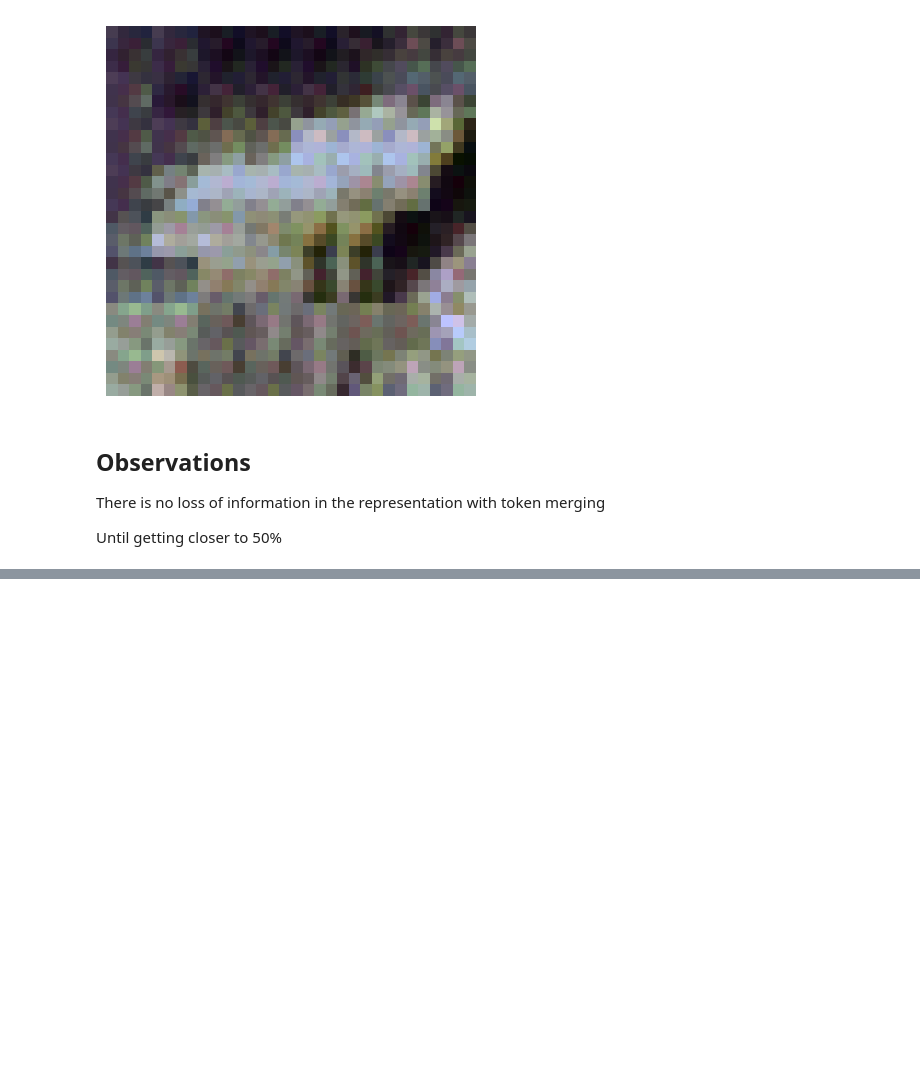
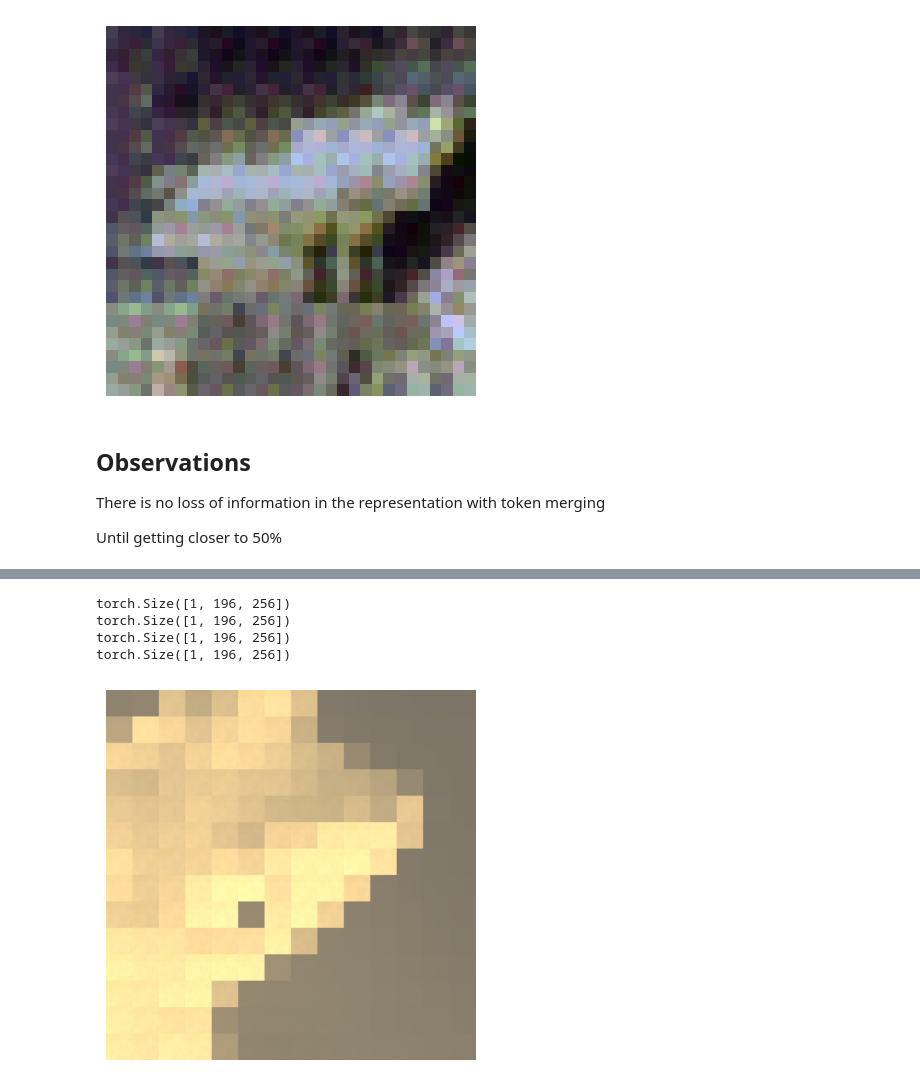
Before and after one commit to tpeat/attention-eval, a Jupyter notebook: tome_test.ipynb, the cells around one changed output, grey strips where cells are left out. Saved outputs shown, nothing was run; the diff lists cells and outputs as text; code cells hidden in the pictures; blank space fills up the shorter version.

```diff
--- a/tome_test.ipynb
+++ b/tome_test.ipynb
@@ -780,0 +856,9 @@ vis(pred3)
+# %%
+# How different is out of the box Block module
+from mae import Block
+
+net4 = Net(img_size=224, patch_size=16, embed_dim=512, depth=12, block_fn=Block, num_heads=16).to(device)
+tome_optimizer4 = torch.optim.Adam(net4.parameters(), lr=lr, weight_decay=weight_decay)
+loss_fn = torch.nn.L1Loss(reduce='sum')
+# %%
+pred4 = train_wrapper(net4, sample, num_iterations, loss_fn, tome_optimizer4)
@@ -780,0 +883,12 @@ vis(pred3)
+# %%
+for i in net4.get_intermediates():
+    print(i.shape)
+# %% [output]
+torch.Size([1, 196, 256])
+torch.Size([1, 196, 256])
+torch.Size([1, 196, 256])
+torch.Size([1, 196, 256])
+# %%
+imgnet_vis(pred4, grad=True)
+# %% [output]
+[figure, added]
```
Also changed, not shown: parts of 35 cells of this notebook, 2 other files.
